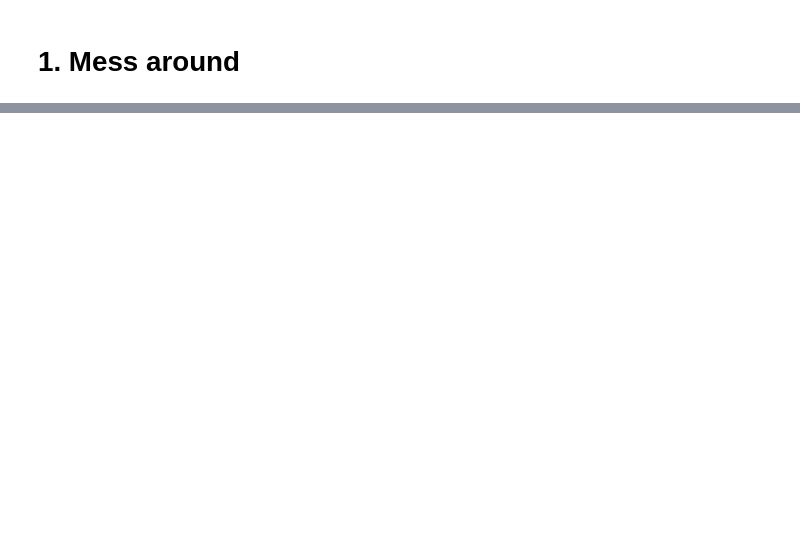
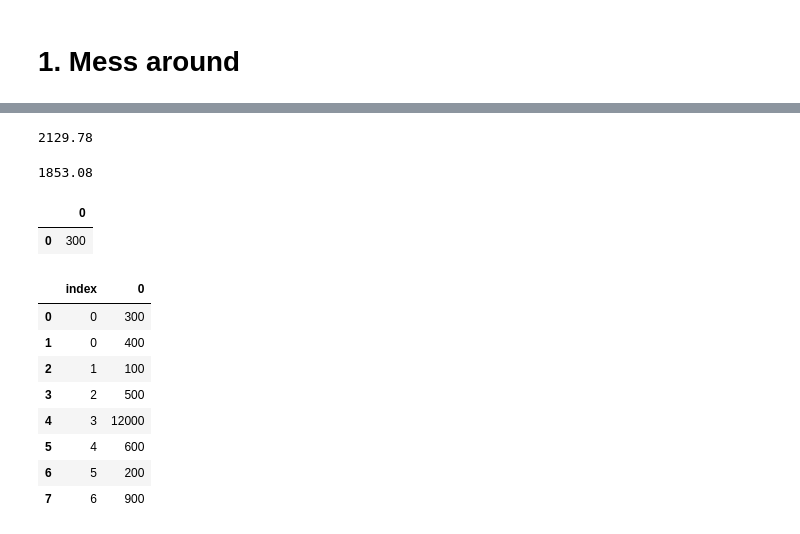
Before and after one commit to EvaArevalo/AIMusicFinalProject, a Jupyter notebook: PartB/PART C.ipynb, the cells around one changed output, grey strips where cells are left out. Cells and saved outputs as stored; diff of their text form; code cells hidden in the pictures; blank space fills up the shorter version.

```diff
--- a/PartB/PART C.ipynb
+++ b/PartB/PART C.ipynb
@@ -40,0 +531,4 @@ music21: Certain music21 functions might need the optional package scipy;
+# %%
+get_score_fitness(score)
+# %% [output]
+2129.78
@@ -40,0 +537,27 @@ music21: Certain music21 functions might need the optional package scipy;
+# %%
+for i in range(0,100):
+    mutateScore(score2)
+get_score_fitness(score2)
+# %% [output]
+1853.08
+# %%
+df = pd.DataFrame()
+# %%
+df = df.append([300])
+df
+# %% [output]
+|  | 0 |
+| 0 | 300 |
+# %%
+df = df.append([400,100,500,12000,600,200,900]).reset_index()
+df
+# %% [output]
+|  | index | 0 |
+| 0 | 0 | 300 |
+| 1 | 0 | 400 |
+| 2 | 1 | 100 |
+| 3 | 2 | 500 |
+| 4 | 3 | 12000 |
+| 5 | 4 | 600 |
+| 6 | 5 | 200 |
+| 7 | 6 | 900 |
```
Also changed, not shown: parts of 58 cells of this notebook, 8 other files.
